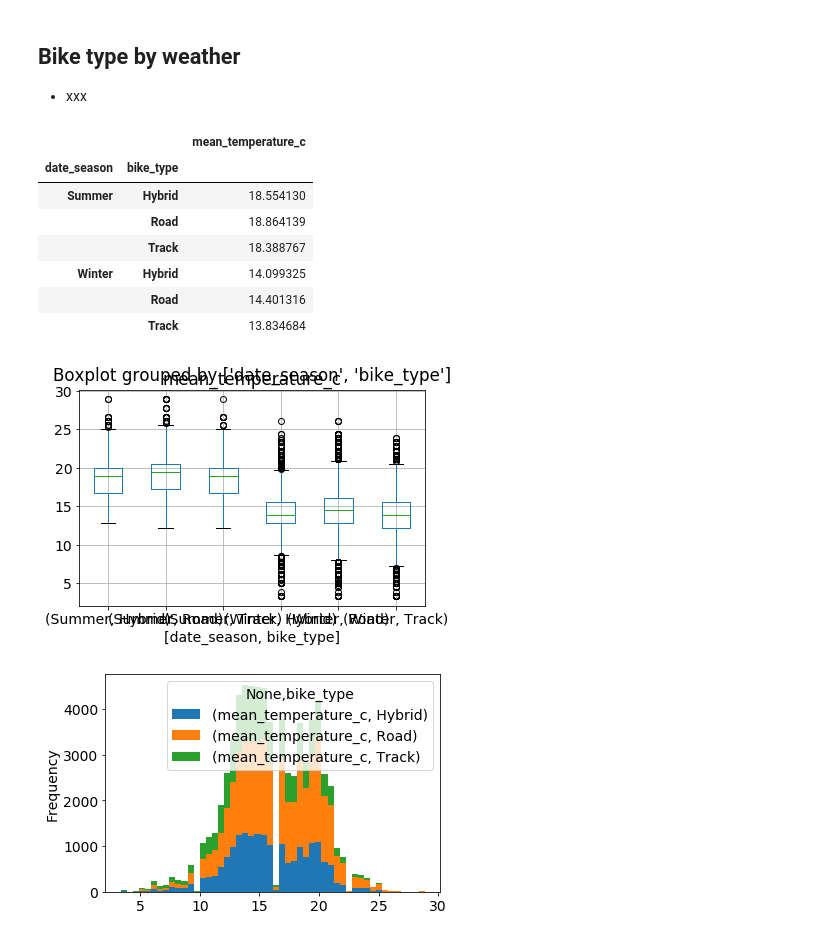
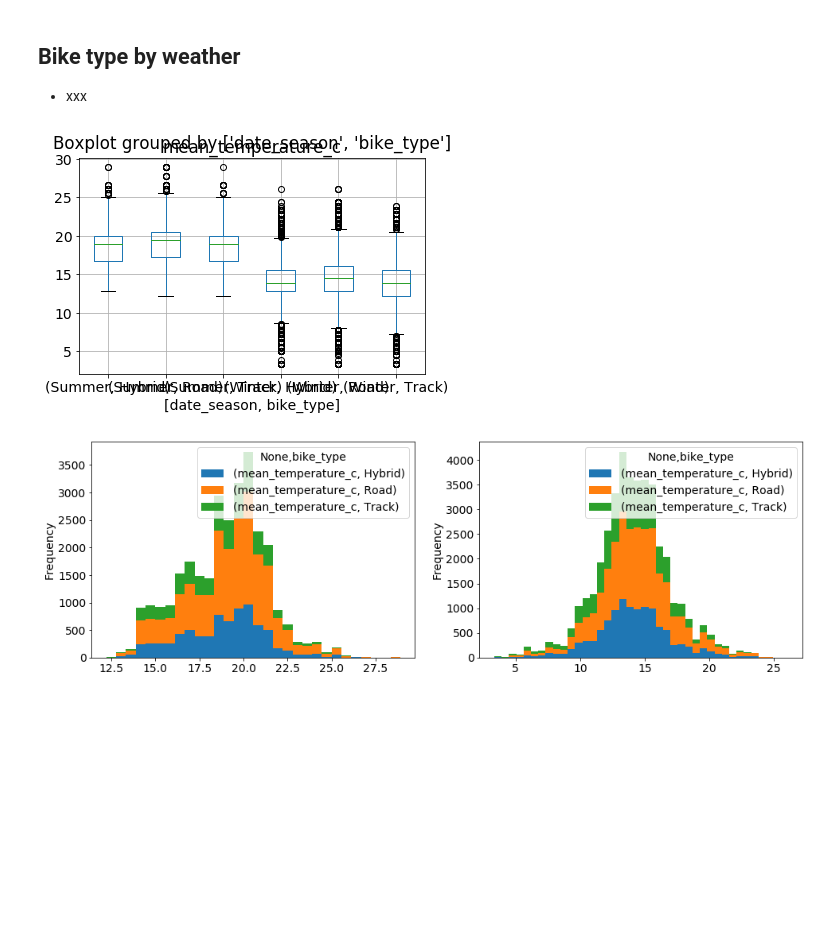
Before and after one commit to orbenishay/pandas-project, a Jupyter notebook: Bicycle_11.ipynb, the cells around one changed output. Drawn from its saved outputs; the diff is of its cells as text; code cells hidden in the pictures; blank space fills up the shorter version.

```diff
--- a/Bicycle_11.ipynb
+++ b/Bicycle_11.ipynb
@@ -263,19 +263,17 @@ df_heatmap.head()
 ## Bike type by weather
 
 * xxx
-# %%
-df_bike_weather=df_all.groupby(['start_date', 'bike_type','bike_id','date_season']).agg({'mean_temperature_c':'mean'})
-df_bike_weather.boxplot(by=['date_season','bike_type'], column='mean_temperature_c')
-df_bike_weather.unstack(-3).plot(kind = 'hist', stacked=True,bins=50)
-df_bike_weather.groupby(['date_season','bike_type']).agg({'mean_temperature_c':'mean'}).head(6)
-# %% [output]
-|  |  | mean_temperature_c |
-| date_season | bike_type |  |
-| Summer | Hybrid | 18.554130 |
-|  | Road | 18.864139 |
-|  | Track | 18.388767 |
-| Winter | Hybrid | 14.099325 |
-|  | Road | 14.401316 |
-|  | Track | 13.834684 |
-[figure, removed]
-[figure, removed]
+# %%
+df_bike_weather=df_all.groupby(['start_date', 'bike_type','bike_id','date_season']).agg({'mean_temperature_c':'mean'})
+df_bike_weather.boxplot(by=['date_season','bike_type'], column='mean_temperature_c')
+df_bike_weather.groupby(['date_season','bike_type']).agg({'mean_temperature_c':'mean'}).head(6)
+
+summer = df_all[df_all['date_season']=='Summer'].groupby(['start_date', 'bike_type','bike_id']).agg({'mean_temperature_c':'mean'})
+winter = df_all[df_all['date_season']=='Winter'].groupby(['start_date', 'bike_type','bike_id']).agg({'mean_temperature_c':'mean'})
+
+fig, axes = plt.subplots(nrows=1, ncols=2,figsize=(16,5))
+summer_plot = summer.unstack(-2).plot(kind = 'hist', stacked=True,bins=30, ax=axes[0])
+winter_plot = winter.unstack(-2).plot(kind = 'hist', stacked=True,bins=40, ax=axes[1])
+# %% [output]
+[figure, added]
+[figure, added]
```
